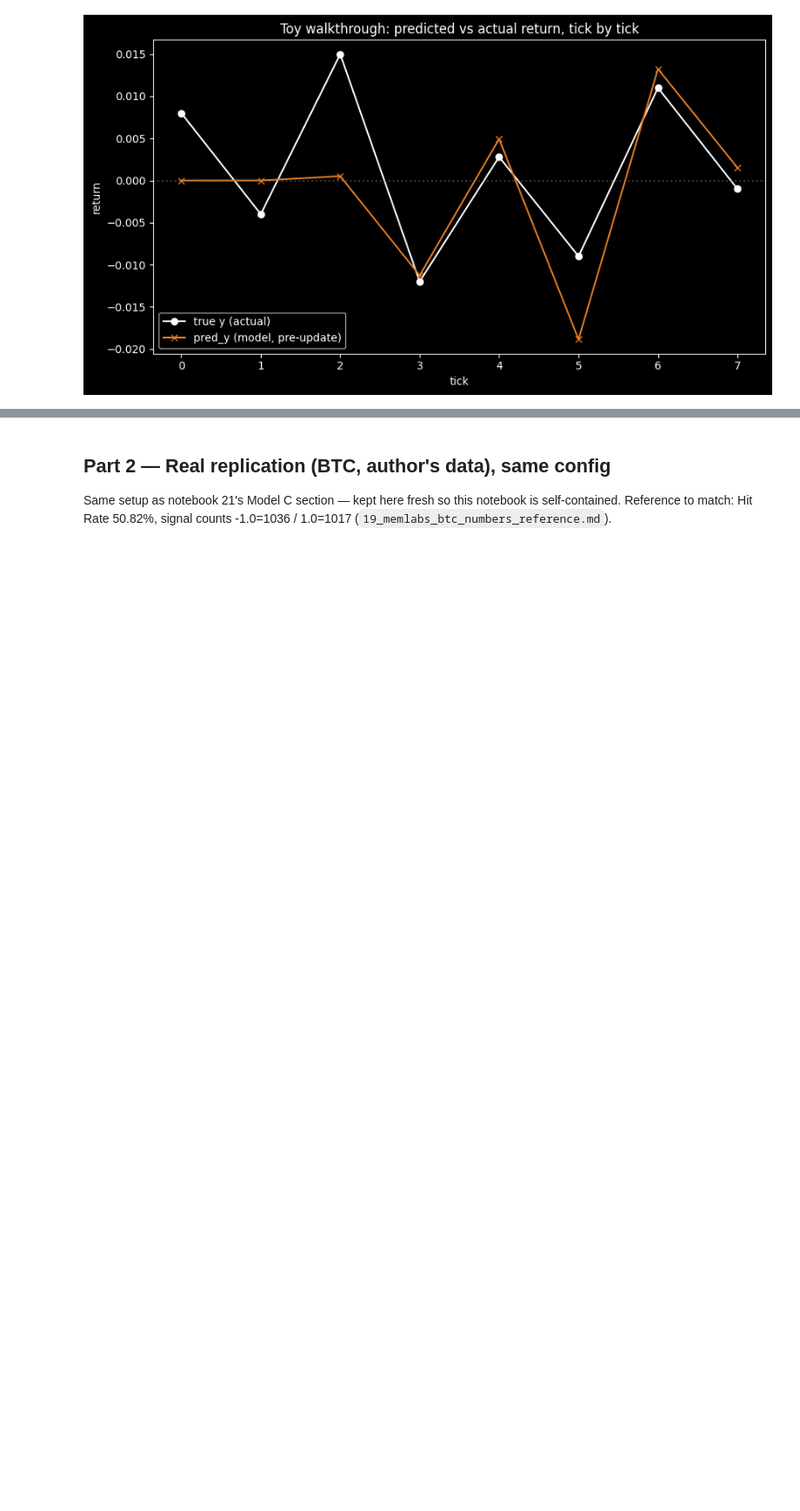
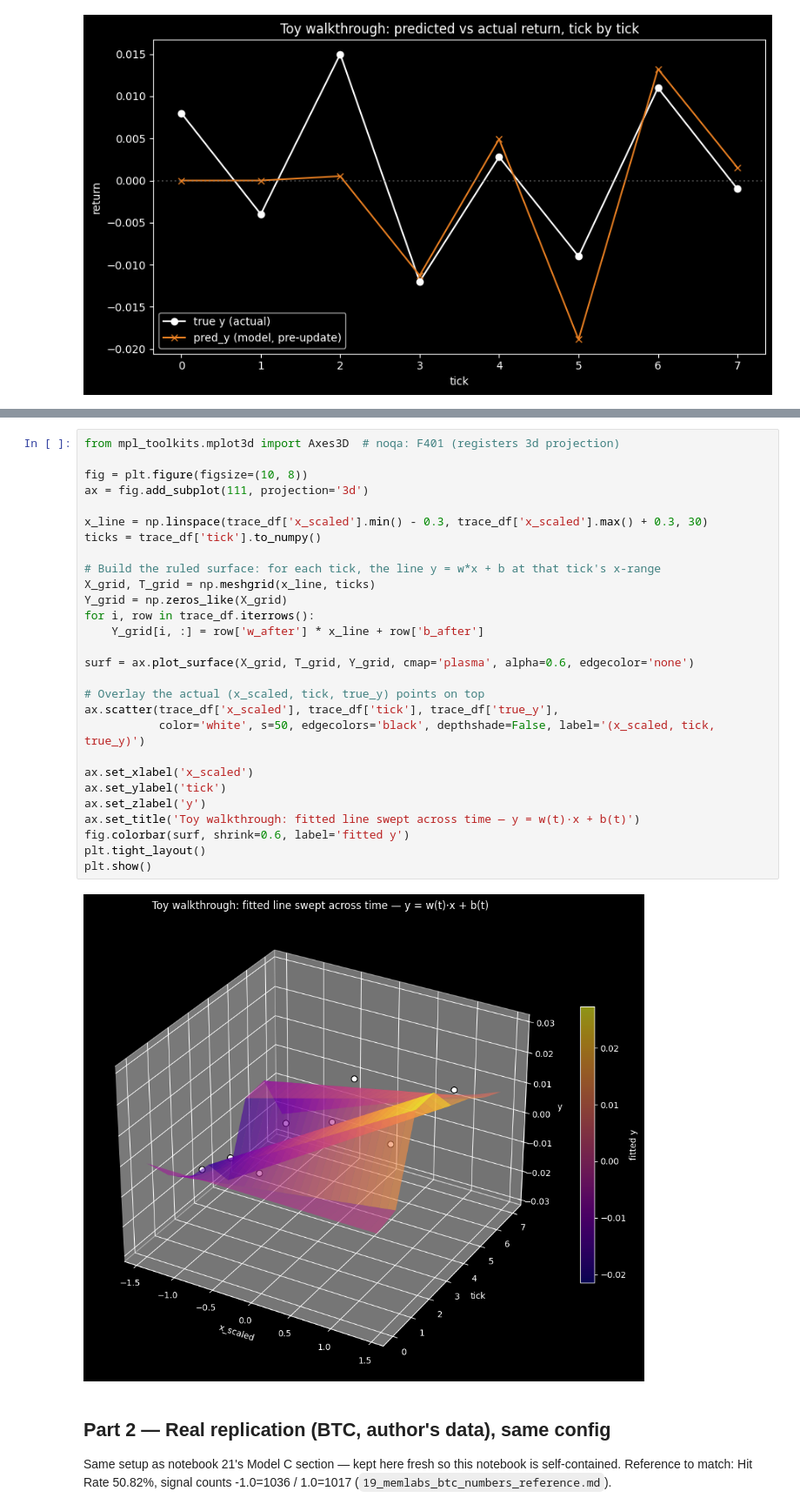
Before and after one commit to Saurav-cloud9/CodePonting, a Jupyter notebook: Algo_Trading/Framework_V2/scripts/trials/regime_model/memlabs/50_model_c_dummy_then_real.ipynb, the cells around one changed output, grey strips where cells are left out. Shown at 87% size. Saved outputs shown, nothing was run; the diff lists cells and outputs as text; blank space fills up the shorter version.

```diff
--- a/Algo_Trading/Framework_V2/scripts/trials/regime_model/memlabs/50_model_c_dummy_then_real.ipynb
+++ b/Algo_Trading/Framework_V2/scripts/trials/regime_model/memlabs/50_model_c_dummy_then_real.ipynb
@@ -164,3 +213,33 @@ plt.show()
+# %%
+from mpl_toolkits.mplot3d import Axes3D  # noqa: F401 (registers 3d projection)
+
+fig = plt.figure(figsize=(10, 8))
+ax = fig.add_subplot(111, projection='3d')
+
+x_line = np.linspace(trace_df['x_scaled'].min() - 0.3, trace_df['x_scaled'].max() + 0.3, 30)
+ticks = trace_df['tick'].to_numpy()
+
+# Build the ruled surface: for each tick, the line y = w*x + b at that tick's x-range
+X_grid, T_grid = np.meshgrid(x_line, ticks)
+Y_grid = np.zeros_like(X_grid)
+for i, row in trace_df.iterrows():
+    Y_grid[i, :] = row['w_after'] * x_line + row['b_after']
+
+surf = ax.plot_surface(X_grid, T_grid, Y_grid, cmap='plasma', alpha=0.6, edgecolor='none')
+
+# Overlay the actual (x_scaled, tick, true_y) points on top
+ax.scatter(trace_df['x_scaled'], trace_df['tick'], trace_df['true_y'],
+           color='white', s=50, edgecolors='black', depthshade=False, label='(x_scaled, tick, true_y)')
+
+ax.set_xlabel('x_scaled')
+ax.set_ylabel('tick')
+ax.set_zlabel('y')
+ax.set_title('Toy walkthrough: fitted line swept across time — y = w(t)·x + b(t)')
+fig.colorbar(surf, shrink=0.6, label='fitted y')
+plt.tight_layout()
+plt.show()
+# %% [output]
+[figure, added]
 # %% [markdown]
 ## Part 2 — Real replication (BTC, author's data), same config
 
```
Also changed, not shown: parts of 12 cells of this notebook, 40 other files.
